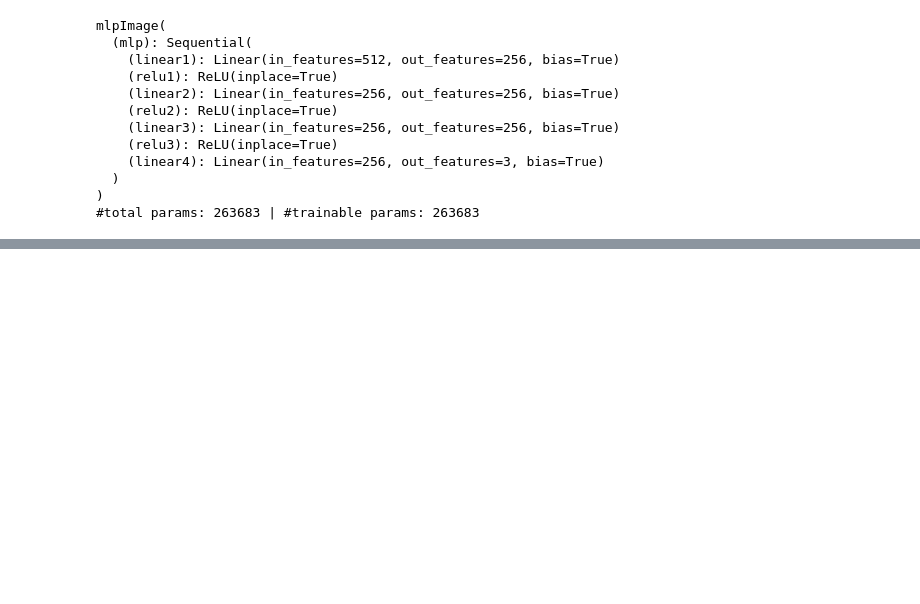
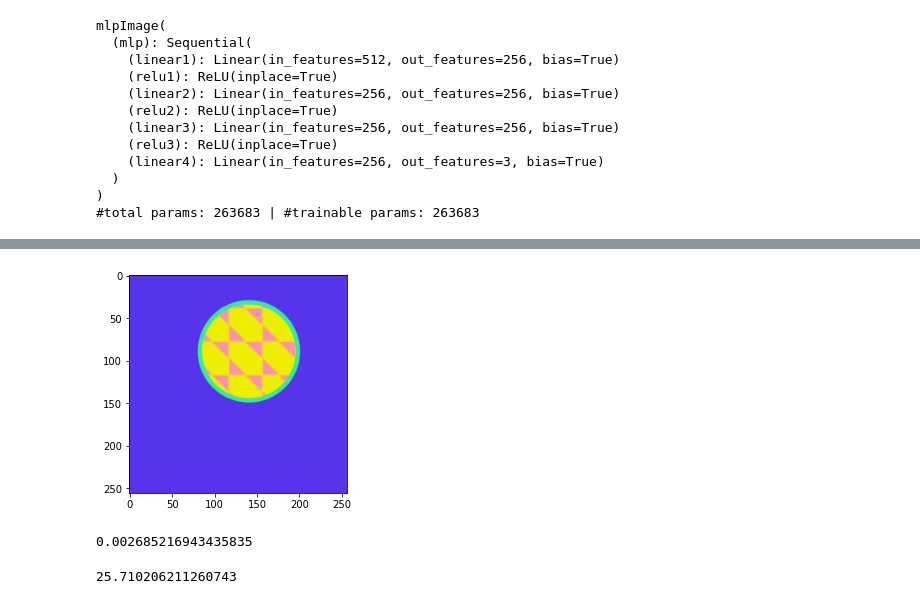
Before and after one commit to djbradyAtOpticalSciencesArizona/multiframeEstimation, a Jupyter notebook: multiframe_estimation.ipynb, the cells around one changed output, grey strips where cells are left out. Cells and saved outputs as stored; diff of their text form; code cells hidden in the pictures; blank space fills up the shorter version.

```diff
--- a/multiframe_estimation.ipynb
+++ b/multiframe_estimation.ipynb
@@ -278,0 +290,16 @@ Clipping input data to the valid range for imshow with RGB data ([0..1] for floa
+# %%
+gt = cv2.imread('cb_{}_256.png'.format(0))[..., ::-1]/255.0
+plt.imshow(gt)
+plt.show()
+# %% [output]
+[figure, added]
+# %%
+mse = np.square(mlp_img - gt).mean()
+mse
+# %% [output]
+0.002685216943435835
+# %%
+psnr=10*np.log10(1/mse)
+psnr
+# %% [output]
+25.710206211260743
```
Also changed, not shown: parts of 12 cells of this notebook.
